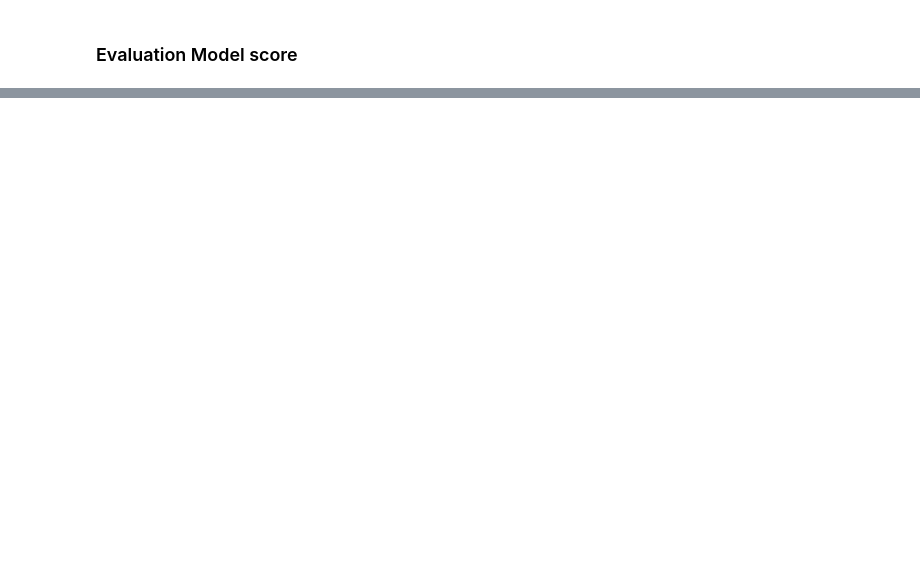
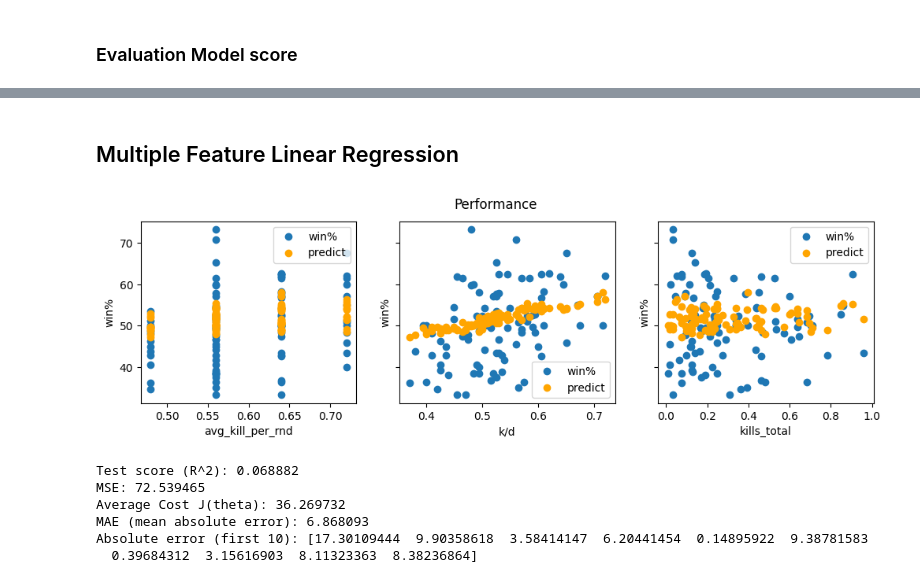
Before and after one commit to TempeHS/2026SE_MLOOPs_Gerrard.F, a Jupyter notebook: 2. Model_Development/2.4.Model_Testing_and_Evaluation/2.4.1.Linear_Regression_Evaluation.ipynb, the cells around one changed output, grey strips where cells are left out. Drawn from its saved outputs; the diff is of its cells as text; code cells hidden in the pictures; blank space fills up the shorter version.

```diff
--- a/2. Model_Development/2.4.Model_Testing_and_Evaluation/2.4.1.Linear_Regression_Evaluation.ipynb
+++ b/2. Model_Development/2.4.Model_Testing_and_Evaluation/2.4.1.Linear_Regression_Evaluation.ipynb
@@ -136,0 +196,50 @@ Model B test (dmg_indicator -> win%): -0.0594
+# %% [markdown]
+## Multiple Feature Linear Regression
+# %%
+filename = "multi_linear_model.sav"
+model_C = pickle.load(open(filename, "rb"))
+# %%
+mx_col = ["avg_kill_per_rnd", "k/d", 'kills_total']
+testing_data = pd.read_csv("2.4.1.testing_data.csv")
+mx_test = np.array(testing_data[mx_col])
+my_test = np.array(testing_data["win%"])
+# %%
+my_pred = model_C.predict(mx_test)
+
+# plot predictions and targets vs original features
+fig, ax = plt.subplots(1, len(mx_col), figsize=(12, 3), sharey=True)
+for i in range(len(ax)):
+    ax[i].scatter(mx_test[:, i], my_test, label="win%")
+    ax[i].set_xlabel(mx_col[i])
+    ax[i].scatter(mx_test[:, i], my_pred, color="orange", label="predict")
+    ax[i].set_ylabel("win%")
+    ax[i].legend()
+fig.suptitle("Performance")
+plt.show()
+# %% [output]
+[figure, added]
+# %%
+# ...existing code...
+
+my_pred = model_C.predict(mx_test)
+
+test_score = model_C.score(mx_test, my_test)
+mse = np.mean((my_test - my_pred) ** 2)
+avg_cost = mse / 2.0  # J(theta)
+abs_error = np.abs(my_test - my_pred)  # per-sample absolute error
+mae = np.mean(abs_error)
+
+print(f"Test score (R^2): {test_score:.6f}")
+print(f"MSE: {mse:.6f}")
+print(f"Average Cost J(theta): {avg_cost:.6f}")
+print(f"MAE (mean absolute error): {mae:.6f}")
+print("Absolute error (first 10):", abs_error[:10])
+
+# ...existing code...
+# %% [output]
+Test score (R^2): 0.068882
+MSE: 72.539465
+Average Cost J(theta): 36.269732
+MAE (mean absolute error): 6.868093
+Absolute error (first 10): [17.30109444  9.90358618  3.58414147  6.20441454  0.14895922  9.38781583
+  0.39684312  3.15616903  8.11323363  8.38236864]
```
Also changed, not shown: parts of 2 cells of this notebook, 5 other files.
